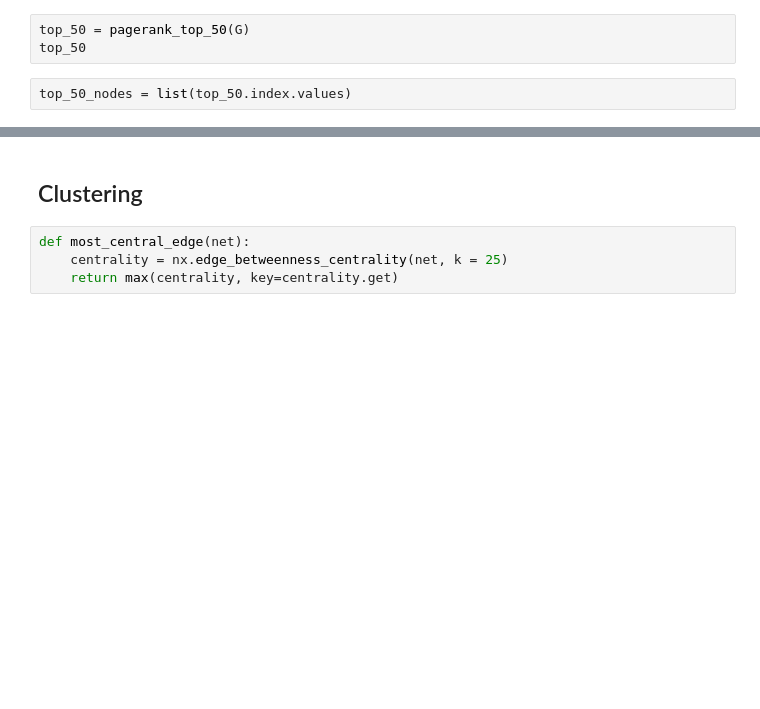
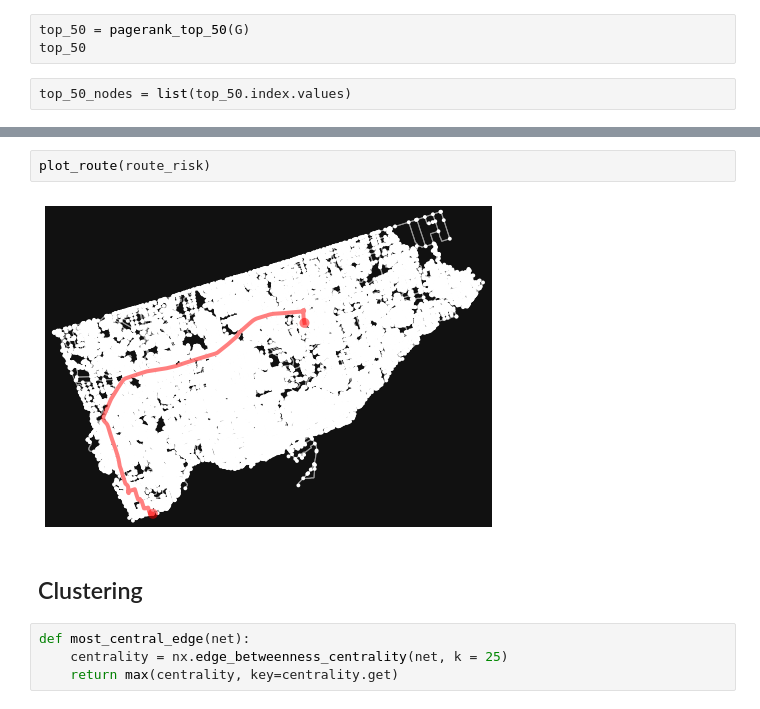
Before and after one commit to Inder-Dhillon/Toronto-Accidents-As-A-Network, a Jupyter notebook: Project_Notebook.ipynb, the cells around one changed output, grey strips where cells are left out. Cells and saved outputs as stored; diff of their text form; blank space fills up the shorter version.

```diff
--- a/Project_Notebook.ipynb
+++ b/Project_Notebook.ipynb
@@ -329,3 +327,7 @@ top_50_nodes = list(top_50.index.values)
+# %%
+plot_route(route_risk)
+# %% [output]
+[figure, added]
 # %% [markdown]
 ## Clustering
 # %%
```
Also changed, not shown: parts of 17 cells of this notebook.
